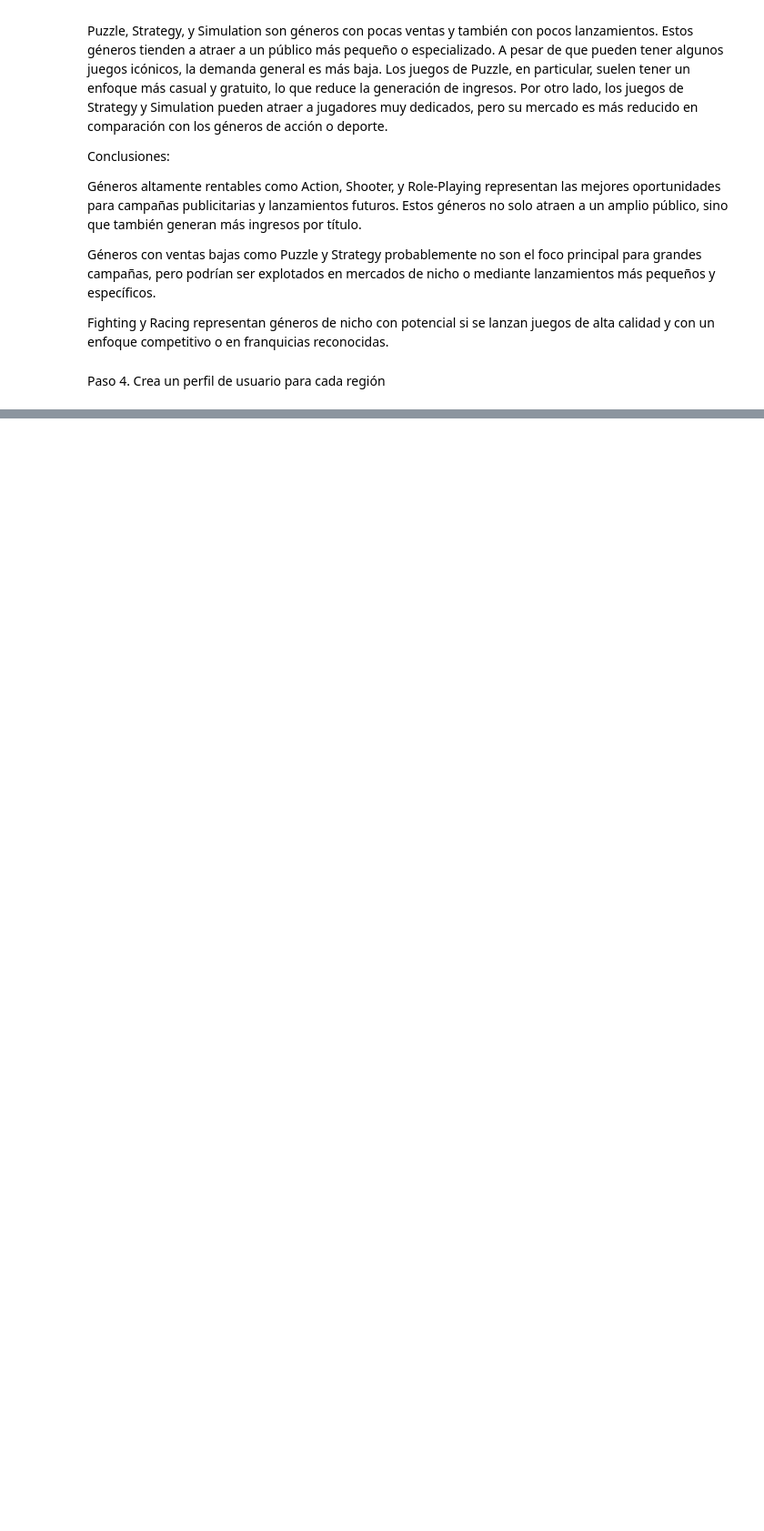
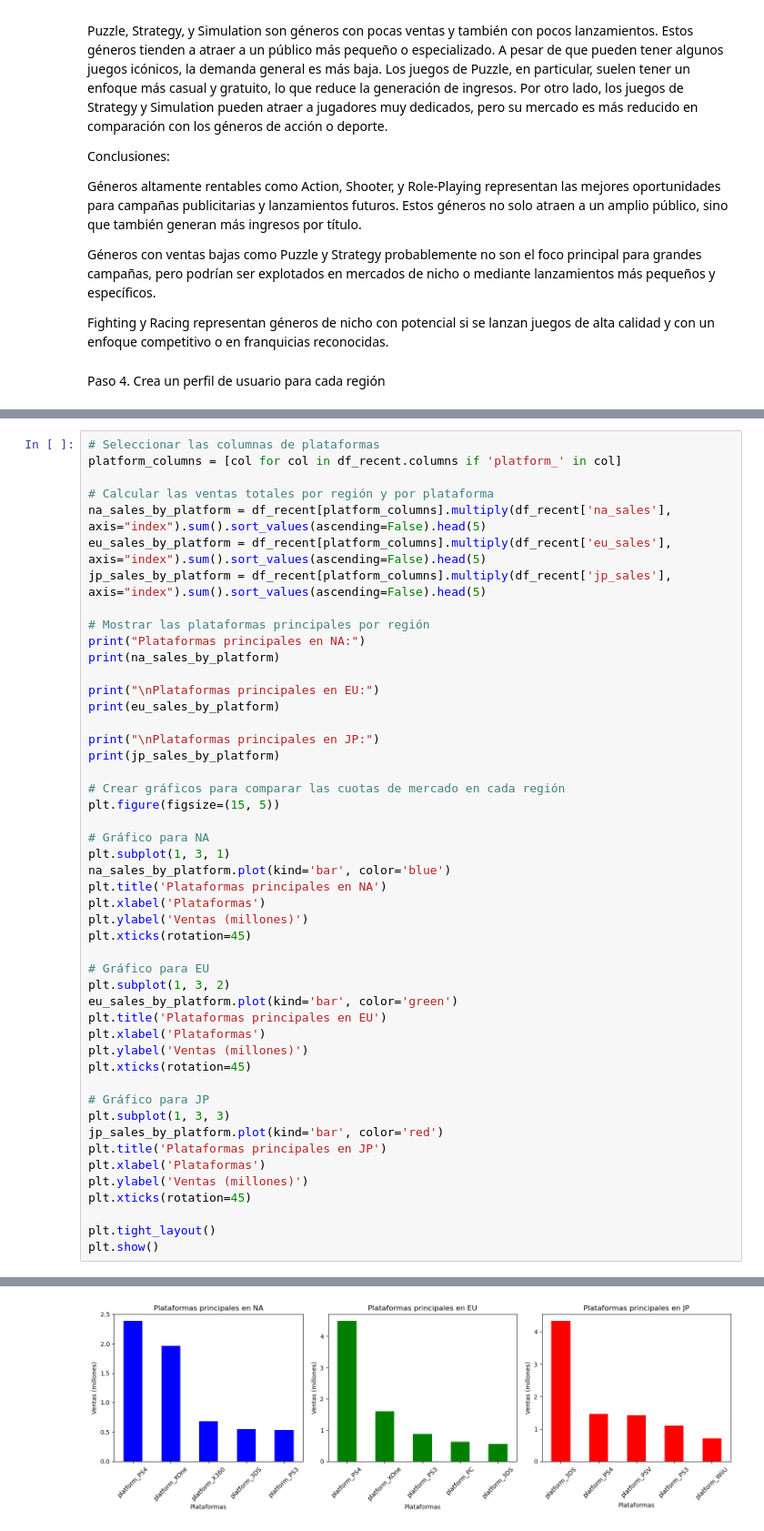
Before and after one commit to USSACKE69/videogames, a Jupyter notebook: videogames_analysis.ipynb, the cells around one changed output, grey strips where cells are left out. Shown at 91% size. Drawn from its saved outputs; the diff is of its cells as text; blank space fills up the shorter version.

Commit message:
variacines de mercado por region

```diff
--- a/videogames_analysis.ipynb
+++ b/videogames_analysis.ipynb
@@ -1001,0 +1004,49 @@ Paso 4. Crea un perfil de usuario para cada región
+# %%
+# Seleccionar las columnas de plataformas
+platform_columns = [col for col in df_recent.columns if 'platform_' in col]
+
+# Calcular las ventas totales por región y por plataforma
+na_sales_by_platform = df_recent[platform_columns].multiply(df_recent['na_sales'], axis="index").sum().sort_values(ascending=False).head(5)
+eu_sales_by_platform = df_recent[platform_columns].multiply(df_recent['eu_sales'], axis="index").sum().sort_values(ascending=False).head(5)
+jp_sales_by_platform = df_recent[platform_columns].multiply(df_recent['jp_sales'], axis="index").sum().sort_values(ascending=False).head(5)
+
+# Mostrar las plataformas principales por región
+print("Plataformas principales en NA:")
+print(na_sales_by_platform)
+
+print("\nPlataformas principales en EU:")
+print(eu_sales_by_platform)
+
+print("\nPlataformas principales en JP:")
+print(jp_sales_by_platform)
+
+# Crear gráficos para comparar las cuotas de mercado en cada región
+plt.figure(figsize=(15, 5))
+
+# Gráfico para NA
+plt.subplot(1, 3, 1)
+na_sales_by_platform.plot(kind='bar', color='blue')
+plt.title('Plataformas principales en NA')
+plt.xlabel('Plataformas')
+plt.ylabel('Ventas (millones)')
+plt.xticks(rotation=45)
+
+# Gráfico para EU
+plt.subplot(1, 3, 2)
+eu_sales_by_platform.plot(kind='bar', color='green')
+plt.title('Plataformas principales en EU')
+plt.xlabel('Plataformas')
+plt.ylabel('Ventas (millones)')
+plt.xticks(rotation=45)
+
+# Gráfico para JP
+plt.subplot(1, 3, 3)
+jp_sales_by_platform.plot(kind='bar', color='red')
+plt.title('Plataformas principales en JP')
+plt.xlabel('Plataformas')
+plt.ylabel('Ventas (millones)')
+plt.xticks(rotation=45)
+
+plt.tight_layout()
+plt.show()
+# %% [output]
@@ -1001,0 +1070 @@ Paso 4. Crea un perfil de usuario para cada región
+[figure, added]
```
Also changed, not shown: parts of 11 cells of this notebook.
